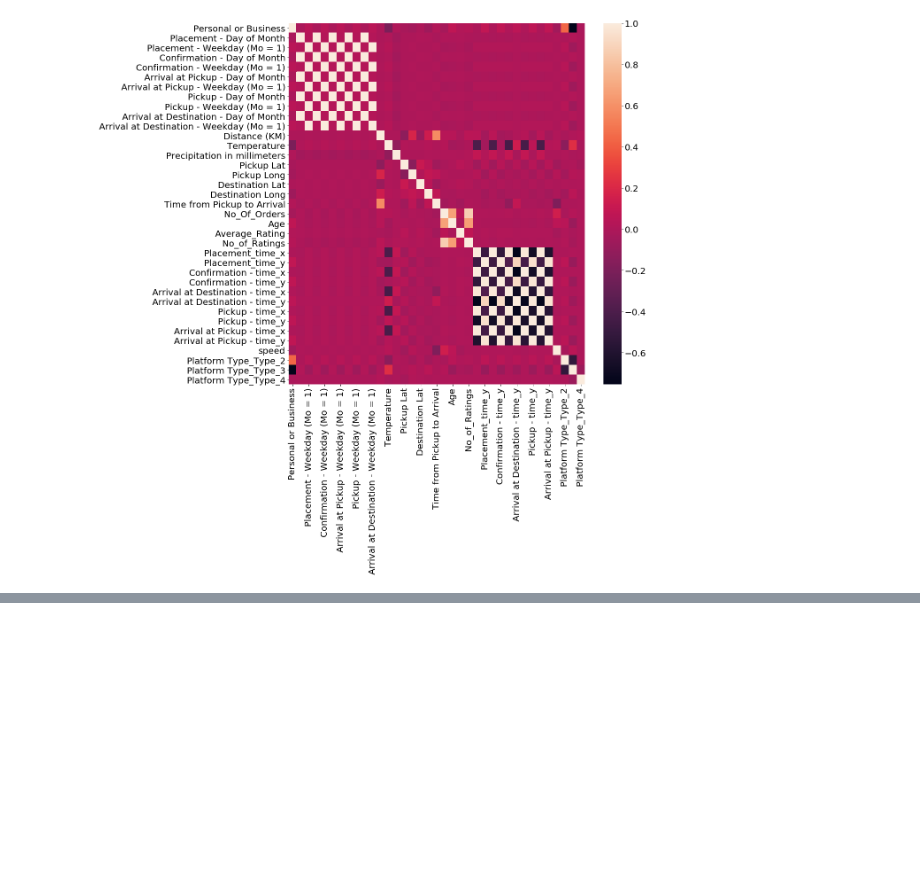
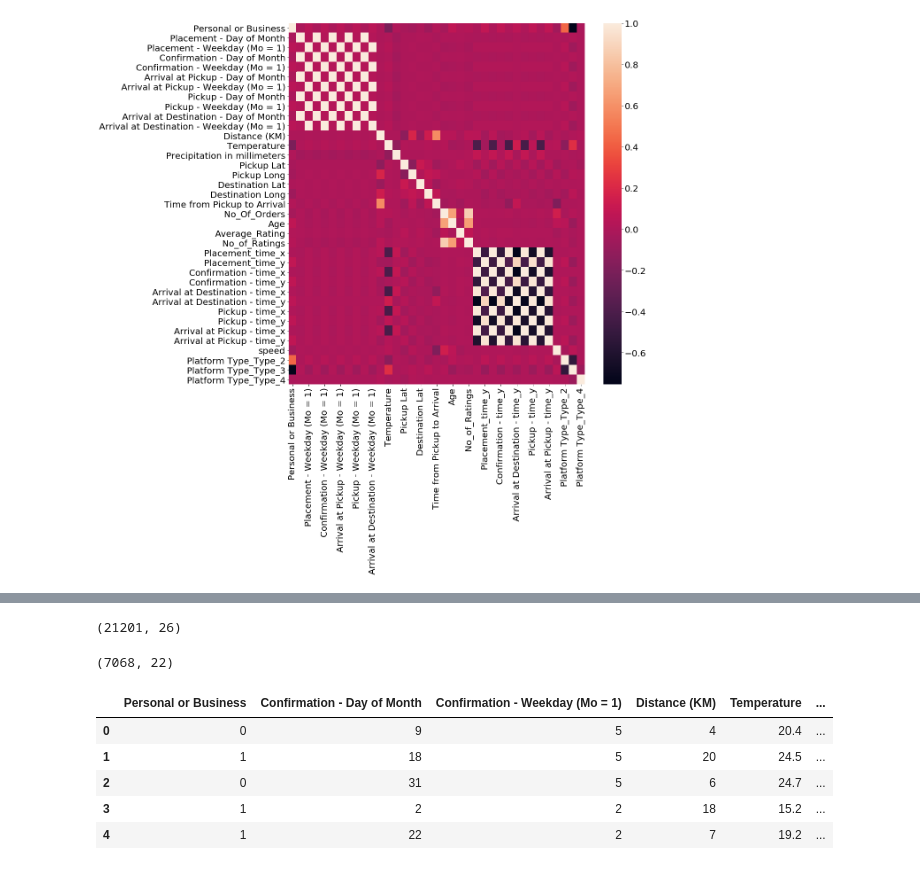
Before and after one commit to Valaska/Team_3_JHB, a Jupyter notebook: Regression_Model_Notebook.ipynb, the cells around one changed output, grey strips where cells are left out. Cells and saved outputs as stored; diff of their text form; code cells hidden in the pictures; blank space fills up the shorter version.

```diff
--- a/Regression_Model_Notebook.ipynb
+++ b/Regression_Model_Notebook.ipynb
@@ -515,0 +513,20 @@ KeyError: "['Placement - Day of Month' 'Pickup - Day of Month'\n 'Arrival at Des
+# %%
+column_titles = [col for col in traindata.columns if col!= 'Time from Pickup to Arrival'] + ['Time from Pickup to Arrival']
+traindata=traindata.reindex(columns=column_titles)
+# %%
+traindata.shape
+# %% [output]
+(21201, 26)
+# %%
+testdata.shape
+# %% [output]
+(7068, 22)
+# %%
+traindata.head()
+# %% [output]
+|  | Personal or Business | Confirmation - Day of Month | Confirmation - Weekday (Mo = 1) | Distance (KM) | Temperature | ... |
+| 0 | 0 | 9 | 5 | 4 | 20.4 | ... |
+| 1 | 1 | 18 | 5 | 20 | 24.5 | ... |
+| 2 | 0 | 31 | 5 | 6 | 24.7 | ... |
+| 3 | 1 | 2 | 2 | 18 | 15.2 | ... |
+| 4 | 1 | 22 | 2 | 7 | 19.2 | ... |
```
Also changed, not shown: parts of 3 cells of this notebook.
